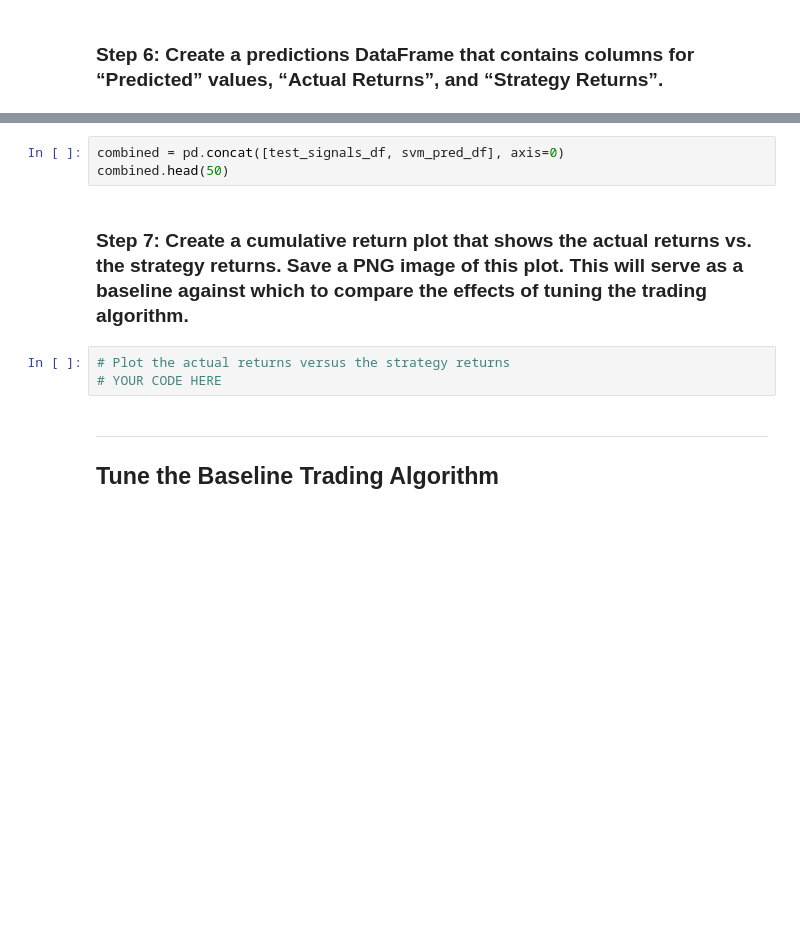
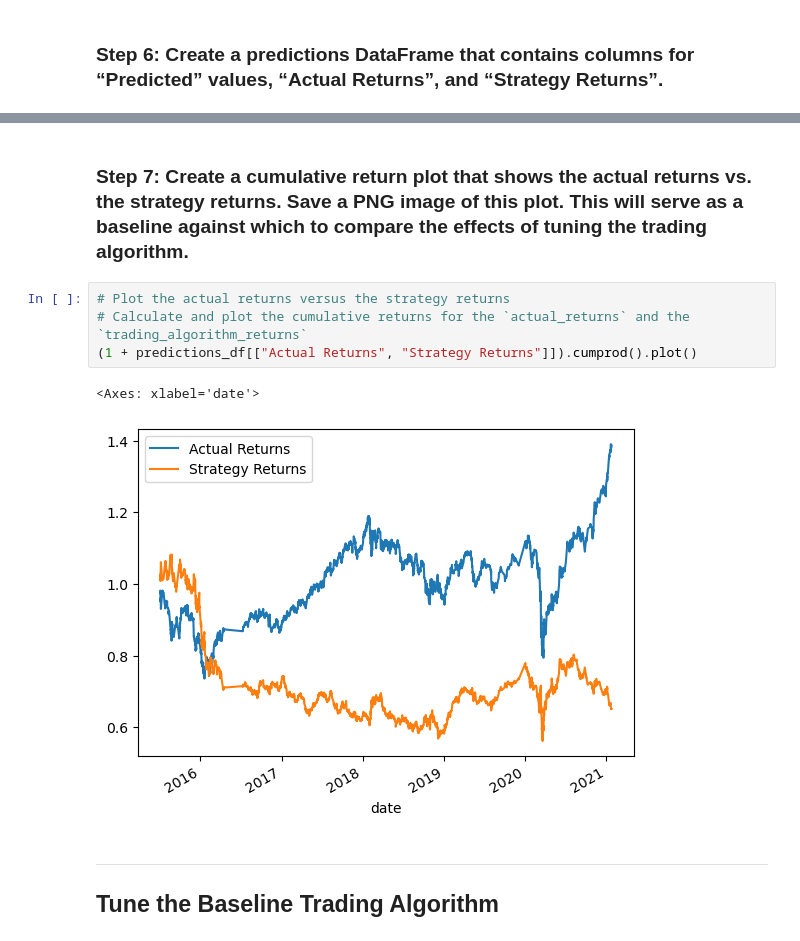
Before and after one commit to MontgomeryG/python-homework, a Jupyter notebook: Module 14 Challenge/machine_learning_trading_bot.ipynb, the cells around one changed output, grey strips where cells are left out. Saved outputs shown, nothing was run; the diff lists cells and outputs as text; blank space fills up the shorter version.

```diff
--- a/Module 14 Challenge/machine_learning_trading_bot.ipynb
+++ b/Module 14 Challenge/machine_learning_trading_bot.ipynb
@@ -415,11 +434,12 @@ display(predictions_df.tail())
-# %%
-combined = pd.concat([test_signals_df, svm_pred_df], axis=0)
-combined.head(50)
 # %% [markdown]
 ### Step 7: Create a cumulative return plot that shows the actual returns vs. the strategy returns. Save a PNG image of this plot. This will serve as a baseline against which to compare the effects of tuning the trading algorithm.
-# %%
-# Plot the actual returns versus the strategy returns
-# YOUR CODE HERE
+# %%
+# Plot the actual returns versus the strategy returns
+# Calculate and plot the cumulative returns for the `actual_returns` and the `trading_algorithm_returns`
+(1 + predictions_df[["Actual Returns", "Strategy Returns"]]).cumprod().plot()
+# %% [output]
+<Axes: xlabel='date'>
+[figure, added]
 # %% [markdown]
 ---
 
```
Also changed, not shown: parts of 12 cells of this notebook, 4 other files.
